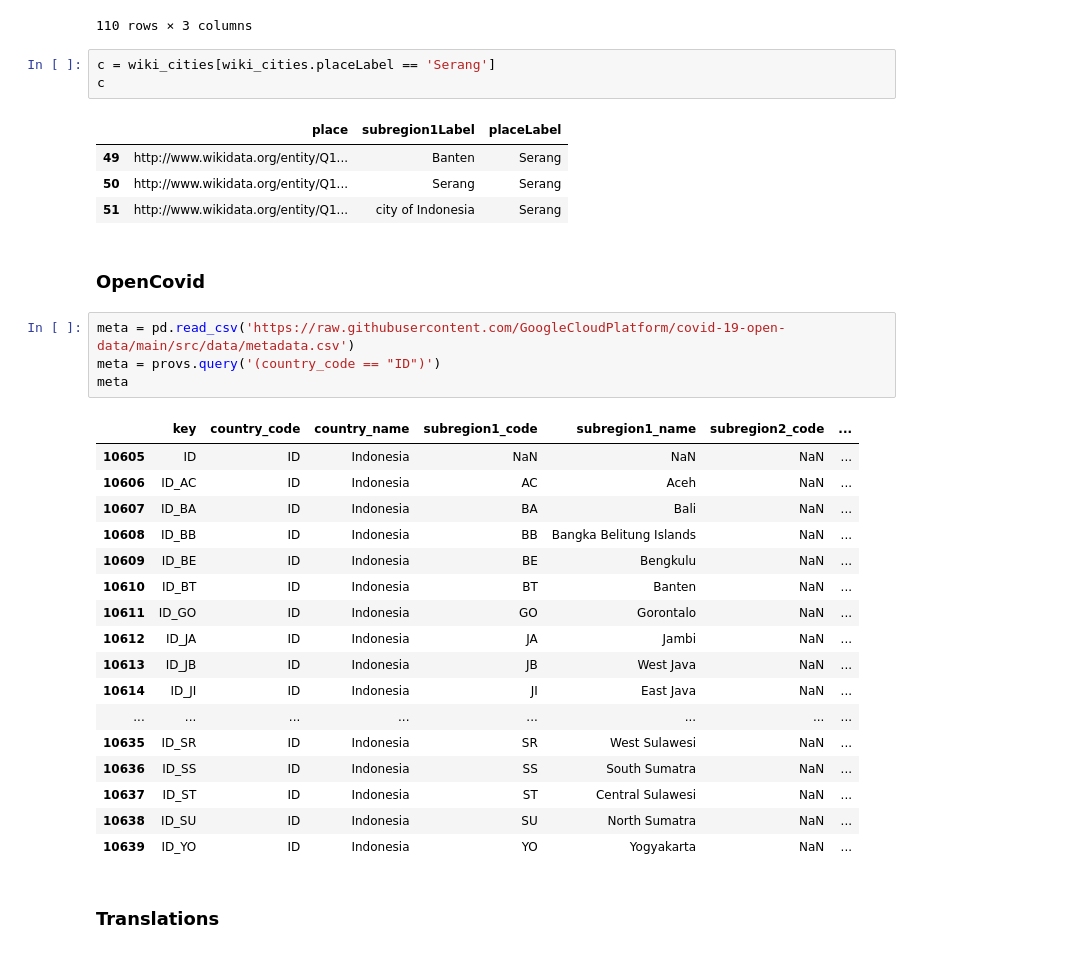
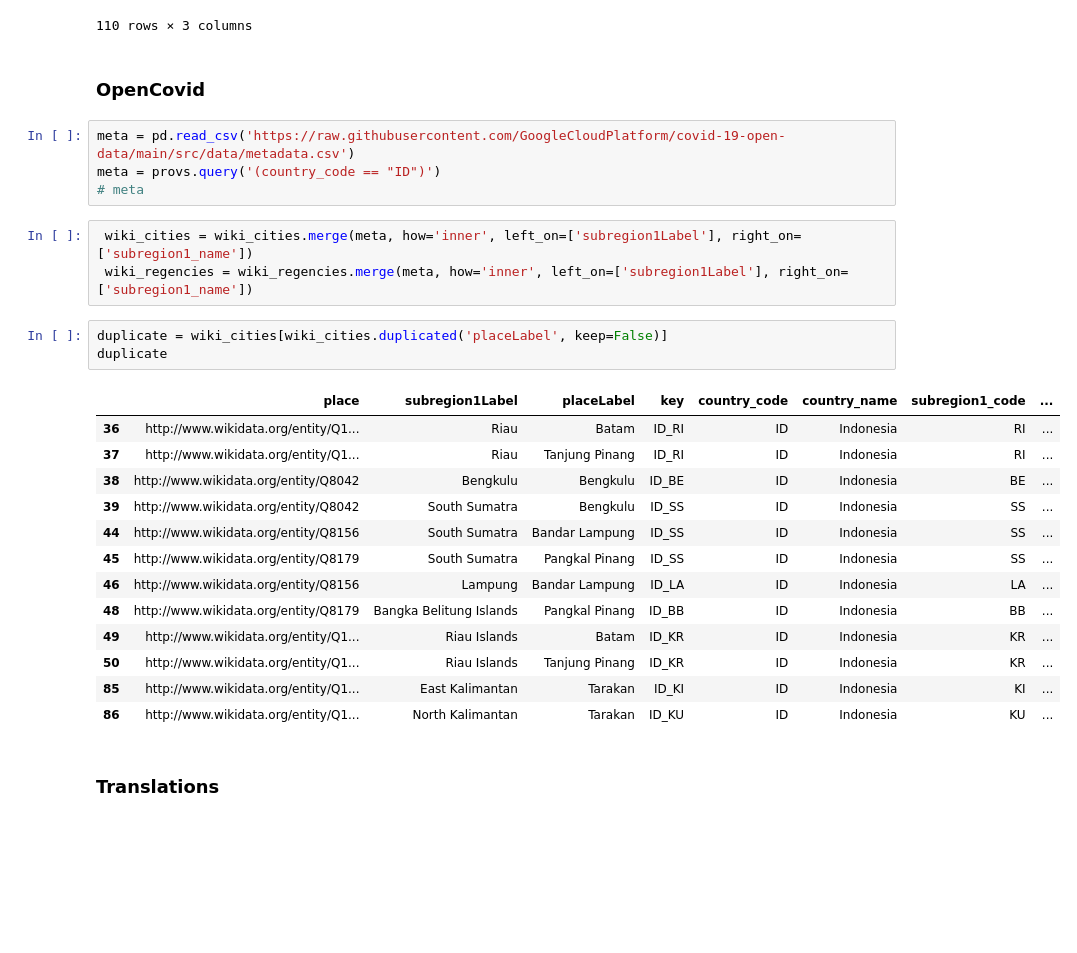
Before and after one commit to dhan16/colabs, a Jupyter notebook: covid19opendata/WikiData.ipynb, the cells around one changed output. Saved outputs shown, nothing was run; the diff lists cells and outputs as text; blank space fills up the shorter version.

```diff
--- a/covid19opendata/WikiData.ipynb
+++ b/covid19opendata/WikiData.ipynb
@@ -101,38 +101,32 @@ wiki_cities
 | 3 | http://www.wikidata.org/entity/Q1... | Jakarta | South Jakarta |
 | 4 | http://www.wikidata.org/entity/Q1... | Jakarta | West Jakarta |
 110 rows × 3 columns
-# %%
-c = wiki_cities[wiki_cities.placeLabel == 'Serang']
-c
-# %% [output]
-|  | place | subregion1Label | placeLabel |
-| 49 | http://www.wikidata.org/entity/Q1... | Banten | Serang |
-| 50 | http://www.wikidata.org/entity/Q1... | Serang | Serang |
-| 51 | http://www.wikidata.org/entity/Q1... | city of Indonesia | Serang |
 # %% [markdown]
 ### OpenCovid
 # %%
 meta = pd.read_csv('https://raw.githubusercontent.com/GoogleCloudPlatform/covid-19-open-data/main/src/data/metadata.csv')
 meta = provs.query('(country_code == "ID")')
-meta
+# meta
-# %% [output]
-|  | key | country_code | country_name | subregion1_code | subregion1_name | subregion2_code | ... |
-| 10605 | ID | ID | Indonesia | NaN | NaN | NaN | ... |
-| 10606 | ID_AC | ID | Indonesia | AC | Aceh | NaN | ... |
-| 10607 | ID_BA | ID | Indonesia | BA | Bali | NaN | ... |
-| 10608 | ID_BB | ID | Indonesia | BB | Bangka Belitung Islands | NaN | ... |
-| 10609 | ID_BE | ID | Indonesia | BE | Bengkulu | NaN | ... |
-| 10610 | ID_BT | ID | Indonesia | BT | Banten | NaN | ... |
-| 10611 | ID_GO | ID | Indonesia | GO | Gorontalo | NaN | ... |
-| 10612 | ID_JA | ID | Indonesia | JA | Jambi | NaN | ... |
-| 10613 | ID_JB | ID | Indonesia | JB | West Java | NaN | ... |
-| 10614 | ID_JI | ID | Indonesia | JI | East Java | NaN | ... |
-| ... | ... | ... | ... | ... | ... | ... | ... |
-| 10635 | ID_SR | ID | Indonesia | SR | West Sulawesi | NaN | ... |
-| 10636 | ID_SS | ID | Indonesia | SS | South Sumatra | NaN | ... |
-| 10637 | ID_ST | ID | Indonesia | ST | Central Sulawesi | NaN | ... |
-| 10638 | ID_SU | ID | Indonesia | SU | North Sumatra | NaN | ... |
-| 10639 | ID_YO | ID | Indonesia | YO | Yogyakarta | NaN | ... |
+# %%
+ wiki_cities = wiki_cities.merge(meta, how='inner', left_on=['subregion1Label'], right_on=['subregion1_name'])
+ wiki_regencies = wiki_regencies.merge(meta, how='inner', left_on=['subregion1Label'], right_on=['subregion1_name'])
+# %%
+duplicate = wiki_cities[wiki_cities.duplicated('placeLabel', keep=False)]
+duplicate
+# %% [output]
+|  | place | subregion1Label | placeLabel | key | country_code | country_name | subregion1_code | ... |
+| 36 | http://www.wikidata.org/entity/Q1... | Riau | Batam | ID_RI | ID | Indonesia | RI | ... |
+| 37 | http://www.wikidata.org/entity/Q1... | Riau | Tanjung Pinang | ID_RI | ID | Indonesia | RI | ... |
+| 38 | http://www.wikidata.org/entity/Q8042 | Bengkulu | Bengkulu | ID_BE | ID | Indonesia | BE | ... |
+| 39 | http://www.wikidata.org/entity/Q8042 | South Sumatra | Bengkulu | ID_SS | ID | Indonesia | SS | ... |
+| 44 | http://www.wikidata.org/entity/Q8156 | South Sumatra | Bandar Lampung | ID_SS | ID | Indonesia | SS | ... |
+| 45 | http://www.wikidata.org/entity/Q8179 | South Sumatra | Pangkal Pinang | ID_SS | ID | Indonesia | SS | ... |
+| 46 | http://www.wikidata.org/entity/Q8156 | Lampung | Bandar Lampung | ID_LA | ID | Indonesia | LA | ... |
+| 48 | http://www.wikidata.org/entity/Q8179 | Bangka Belitung Islands | Pangkal Pinang | ID_BB | ID | Indonesia | BB | ... |
+| 49 | http://www.wikidata.org/entity/Q1... | Riau Islands | Batam | ID_KR | ID | Indonesia | KR | ... |
+| 50 | http://www.wikidata.org/entity/Q1... | Riau Islands | Tanjung Pinang | ID_KR | ID | Indonesia | KR | ... |
+| 85 | http://www.wikidata.org/entity/Q1... | East Kalimantan | Tarakan | ID_KI | ID | Indonesia | KI | ... |
+| 86 | http://www.wikidata.org/entity/Q1... | North Kalimantan | Tarakan | ID_KU | ID | Indonesia | KU | ... |
 # %% [markdown]
 ### Translations
 # %%
```
Also changed, not shown: parts of 1 cell of this notebook.
